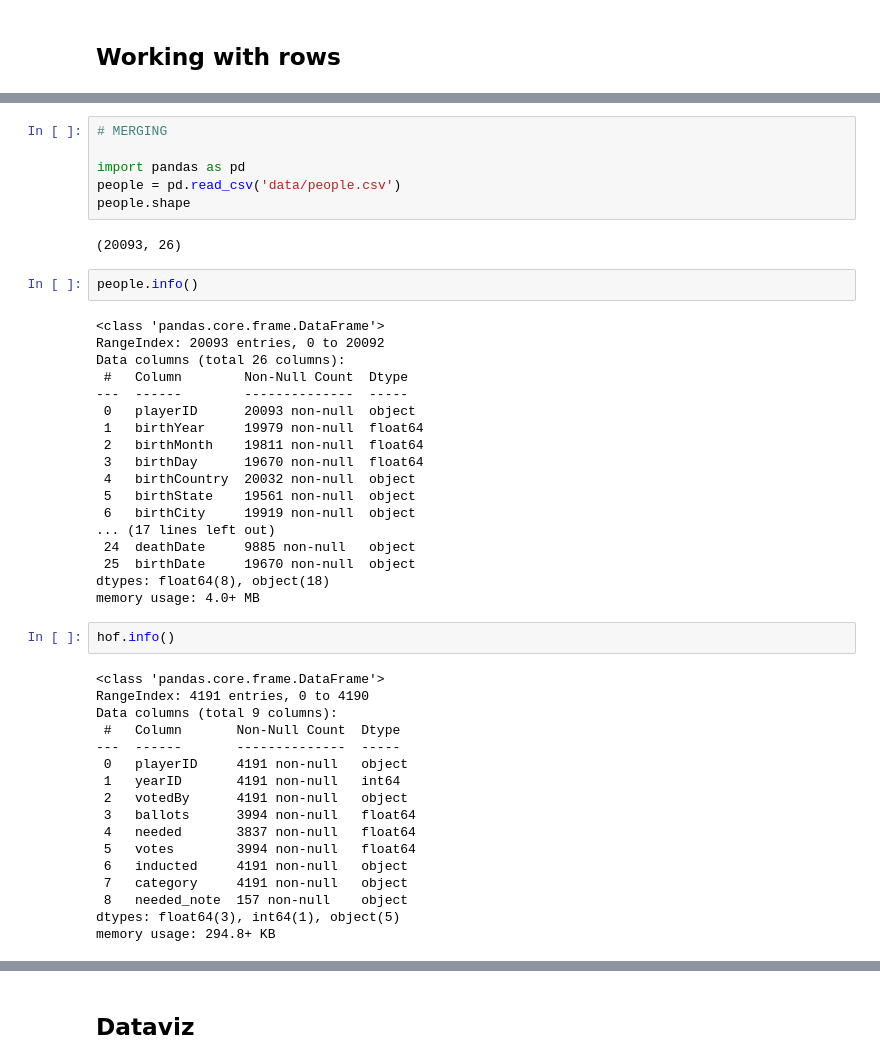
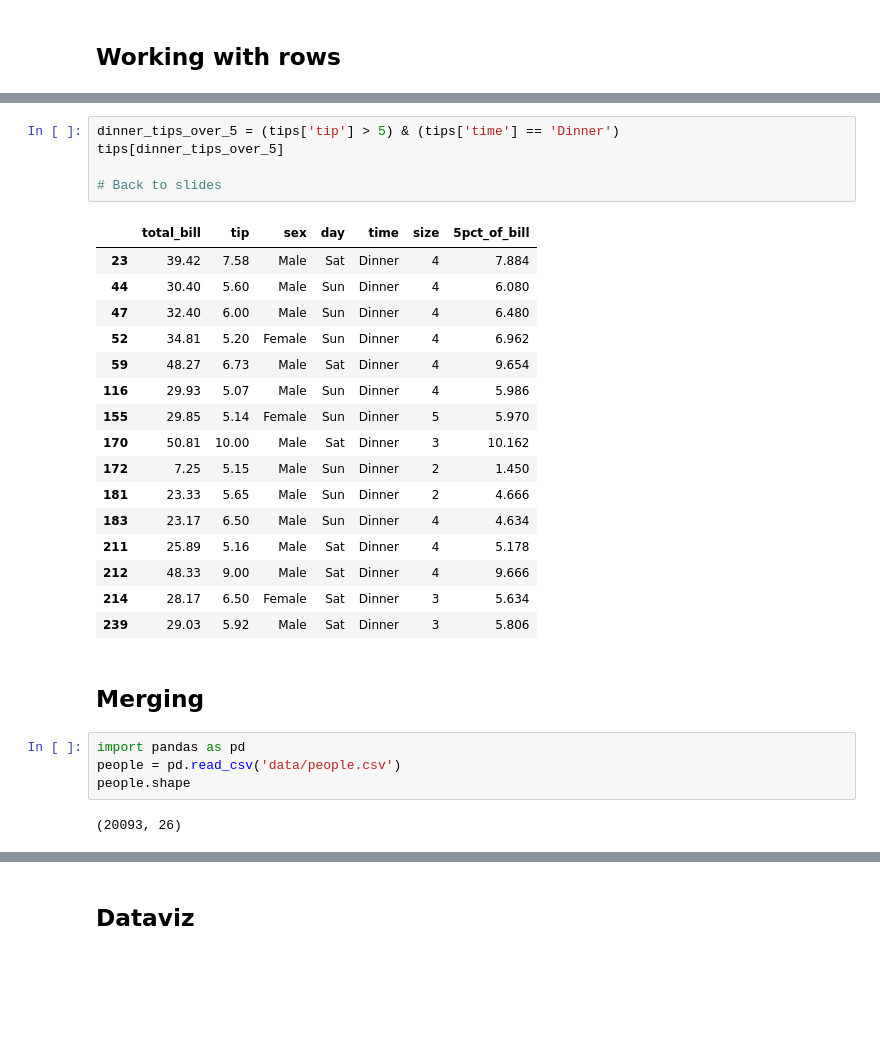
Before and after one commit to stringfestdata/aina-lets-learn-python, a Jupyter notebook: ch-12-demos.ipynb, the cells around one changed output, grey strips where cells are left out. Drawn from its saved outputs; the diff is of its cells as text; blank space fills up the shorter version.

```diff
--- a/ch-12-demos.ipynb
+++ b/ch-12-demos.ipynb
@@ -14,50 +166,33 @@ tips.head()
+# %%
+dinner_tips_over_5 = (tips['tip'] > 5) & (tips['time'] == 'Dinner')
+tips[dinner_tips_over_5]
+
+# Back to slides
+# %% [output]
+|  | total_bill | tip | sex | day | time | size | 5pct_of_bill |
+| 23 | 39.42 | 7.58 | Male | Sat | Dinner | 4 | 7.884 |
+| 44 | 30.40 | 5.60 | Male | Sun | Dinner | 4 | 6.080 |
+| 47 | 32.40 | 6.00 | Male | Sun | Dinner | 4 | 6.480 |
+| 52 | 34.81 | 5.20 | Female | Sun | Dinner | 4 | 6.962 |
+| 59 | 48.27 | 6.73 | Male | Sat | Dinner | 4 | 9.654 |
+| 116 | 29.93 | 5.07 | Male | Sun | Dinner | 4 | 5.986 |
+| 155 | 29.85 | 5.14 | Female | Sun | Dinner | 5 | 5.970 |
+| 170 | 50.81 | 10.00 | Male | Sat | Dinner | 3 | 10.162 |
+| 172 | 7.25 | 5.15 | Male | Sun | Dinner | 2 | 1.450 |
+| 181 | 23.33 | 5.65 | Male | Sun | Dinner | 2 | 4.666 |
+| 183 | 23.17 | 6.50 | Male | Sun | Dinner | 4 | 4.634 |
+| 211 | 25.89 | 5.16 | Male | Sat | Dinner | 4 | 5.178 |
+| 212 | 48.33 | 9.00 | Male | Sat | Dinner | 4 | 9.666 |
+| 214 | 28.17 | 6.50 | Female | Sat | Dinner | 3 | 5.634 |
+| 239 | 29.03 | 5.92 | Male | Sat | Dinner | 3 | 5.806 |
+# %% [markdown]
+## Merging
 # %%
-# MERGING
-
 import pandas as pd
 people = pd.read_csv('data/people.csv')
 people.shape
 # %% [output]
 (20093, 26)
-# %%
-people.info()
-# %% [output]
-<class 'pandas.core.frame.DataFrame'>
-RangeIndex: 20093 entries, 0 to 20092
-Data columns (total 26 columns):
- #   Column        Non-Null Count  Dtype
----  ------        --------------  -----
- 0   playerID      20093 non-null  object
- 1   birthYear     19979 non-null  float64
- 2   birthMonth    19811 non-null  float64
- 3   birthDay      19670 non-null  float64
- 4   birthCountry  20032 non-null  object
- 5   birthState    19561 non-null  object
- 6   birthCity     19919 non-null  object
-... (17 lines left out)
- 24  deathDate     9885 non-null   object
- 25  birthDate     19670 non-null  object
-dtypes: float64(8), object(18)
-memory usage: 4.0+ MB
-# %%
-hof.info()
-# %% [output]
-<class 'pandas.core.frame.DataFrame'>
-RangeIndex: 4191 entries, 0 to 4190
-Data columns (total 9 columns):
- #   Column       Non-Null Count  Dtype
----  ------       --------------  -----
- 0   playerID     4191 non-null   object
- 1   yearID       4191 non-null   int64
- 2   votedBy      4191 non-null   object
- 3   ballots      3994 non-null   float64
- 4   needed       3837 non-null   float64
- 5   votes        3994 non-null   float64
- 6   inducted     4191 non-null   object
- 7   category     4191 non-null   object
- 8   needed_note  157 non-null    object
-dtypes: float64(3), int64(1), object(5)
-memory usage: 294.8+ KB
 # %%
 hof = pd.read_csv('data/hof.csv')
 hof.shape
```
Also changed, not shown: parts of 21 cells of this notebook, 4 other files.
